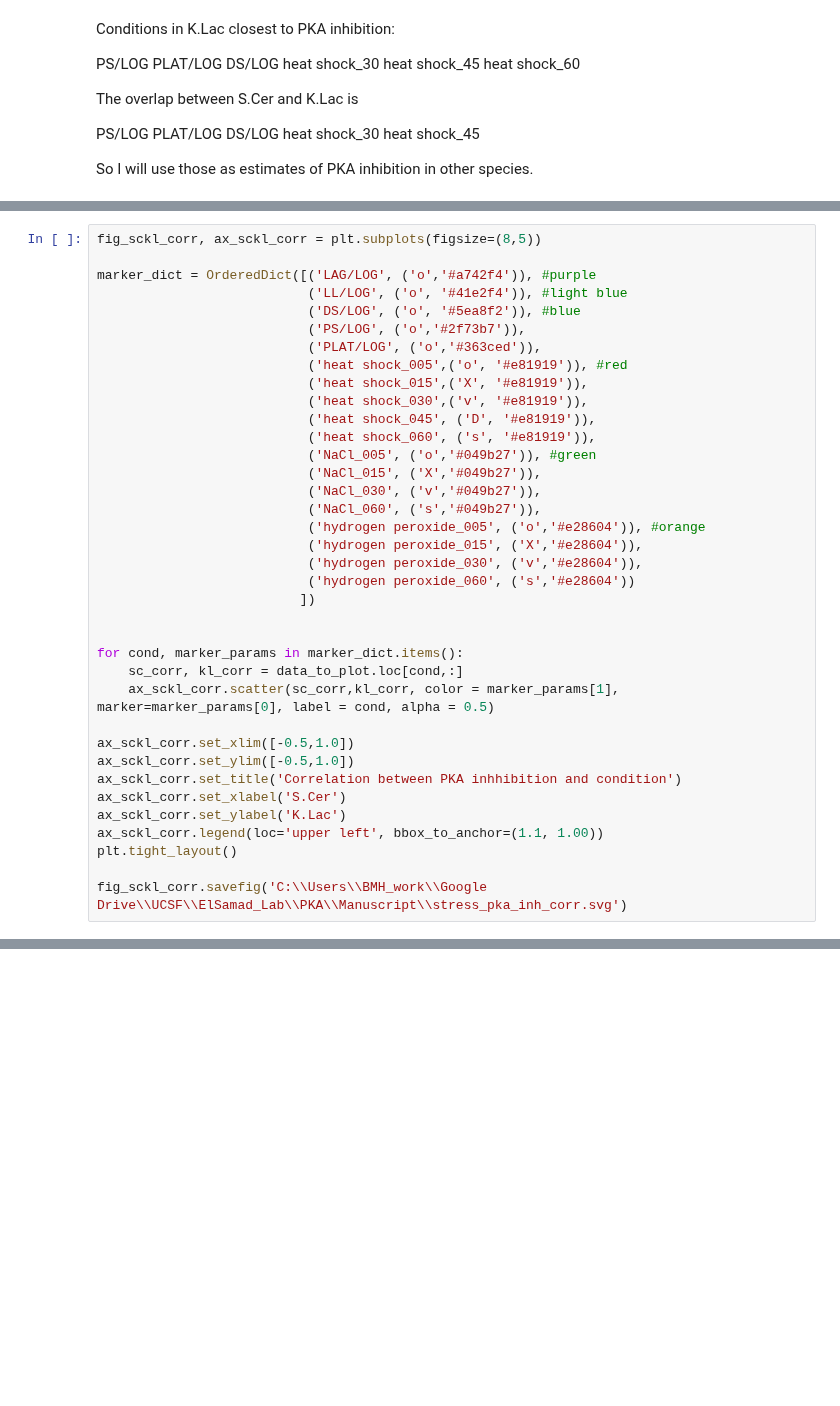
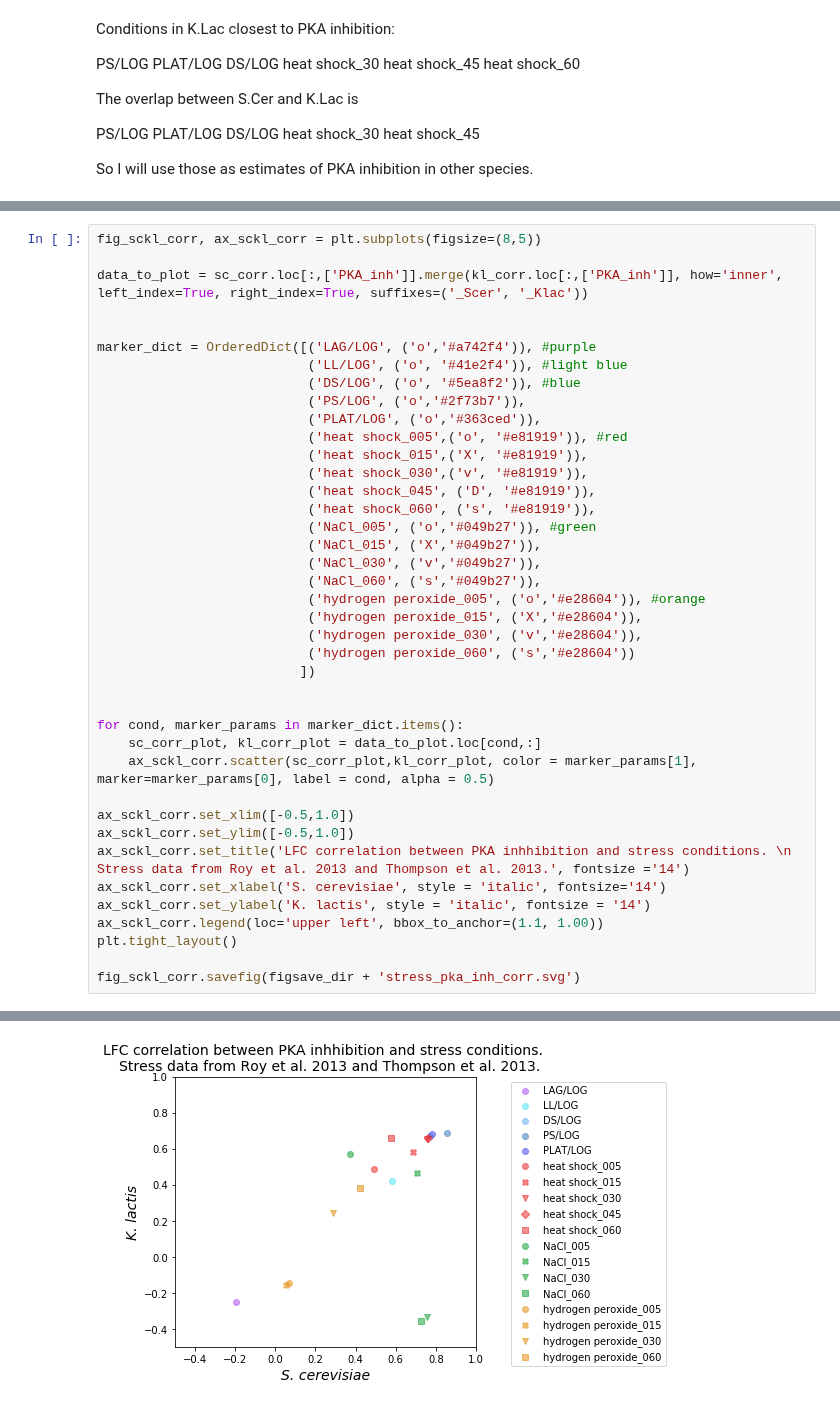
Before and after one commit to heineike02/yeast_esr_expression_analysis, a Jupyter notebook: scripts/20190114_PKA_inhibition_V_other_conditions.ipynb, the cells around one changed output, grey strips where cells are left out. Drawn from its saved outputs; the diff is of its cells as text; blank space fills up the shorter version.

```diff
--- a/scripts/20190114_PKA_inhibition_V_other_conditions.ipynb
+++ b/scripts/20190114_PKA_inhibition_V_other_conditions.ipynb
@@ -301,5 +345,8 @@ py.iplot(fig, filename= 'KL_SC_vs_regev_conditions_correlation')
 # %%
 fig_sckl_corr, ax_sckl_corr = plt.subplots(figsize=(8,5))
+
+data_to_plot = sc_corr.loc[:,['PKA_inh']].merge(kl_corr.loc[:,['PKA_inh']], how='inner', left_index=True, right_index=True, suffixes=('_Scer', '_Klac'))
+
 
 marker_dict = OrderedDict([('LAG/LOG', ('o','#a742f4')), #purple
                            ('LL/LOG', ('o', '#41e2f4')), #light blue
@@ -323,16 +370,16 @@ marker_dict = OrderedDict([('LAG/LOG', ('o','#a742f4')), #purple
 
 
 for cond, marker_params in marker_dict.items():
-    sc_corr, kl_corr = data_to_plot.loc[cond,:]
-    ax_sckl_corr.scatter(sc_corr,kl_corr, color = marker_params[1], marker=marker_params[0], label = cond, alpha = 0.5)
+    sc_corr_plot, kl_corr_plot = data_to_plot.loc[cond,:]
+    ax_sckl_corr.scatter(sc_corr_plot,kl_corr_plot, color = marker_params[1], marker=marker_params[0], label = cond, alpha = 0.5)
 
 ax_sckl_corr.set_xlim([-0.5,1.0])
 ax_sckl_corr.set_ylim([-0.5,1.0])
-ax_sckl_corr.set_title('Correlation between PKA inhhibition and condition')
-ax_sckl_corr.set_xlabel('S.Cer')
-ax_sckl_corr.set_ylabel('K.Lac')
+ax_sckl_corr.set_title('LFC correlation between PKA inhhibition and stress conditions. \n  Stress data from Roy et al. 2013 and Thompson et al. 2013.', fontsize ='14')
+ax_sckl_corr.set_xlabel('S. cerevisiae', style = 'italic', fontsize='14')
+ax_sckl_corr.set_ylabel('K. lactis', style = 'italic', fontsize = '14')
 ax_sckl_corr.legend(loc='upper left', bbox_to_anchor=(1.1, 1.00))
 plt.tight_layout()
 
-fig_sckl_corr.savefig('C:\\Users\\BMH_work\\Google Drive\\UCSF\\ElSamad_Lab\\PKA\\Manuscript\\stress_pka_inh_corr.svg')
+fig_sckl_corr.savefig(figsave_dir + 'stress_pka_inh_corr.svg')
 # %% [output]
@@ -340,0 +386 @@ fig_sckl_corr.savefig('C:\\Users\\BMH_work\\Google Drive\\UCSF\\ElSamad_Lab\\PKA
+[figure, added]
```
Also changed, not shown: parts of 11 cells of this notebook, 6 other files.
